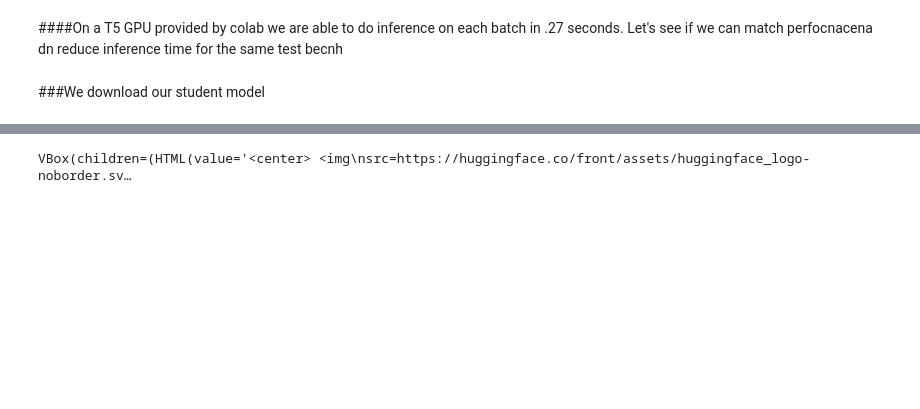
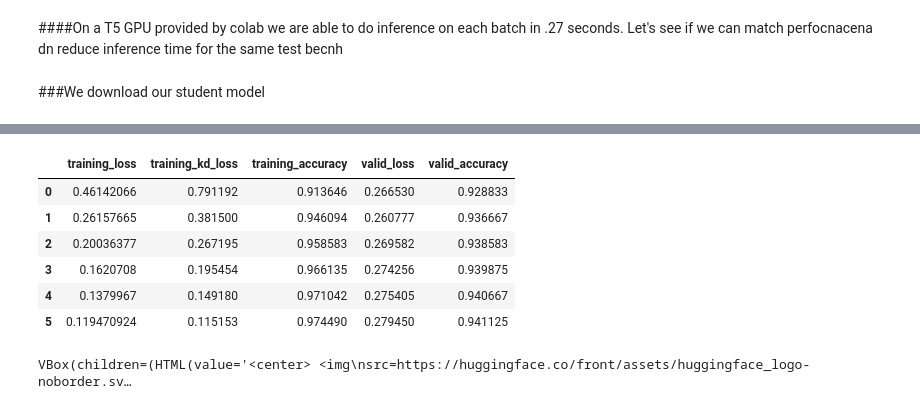
Before and after one commit to odunola499/food_rails, a Jupyter notebook: workspace/orkspace/Knowledge_Distillation_Medium.ipynb, the cells around one changed output, grey strips where cells are left out. Cells and saved outputs as stored; diff of their text form; code cells hidden in the pictures; blank space fills up the shorter version.

```diff
--- a/workspace/orkspace/Knowledge_Distillation_Medium.ipynb
+++ b/workspace/orkspace/Knowledge_Distillation_Medium.ipynb
@@ -133,7 +124,7 @@ time_taken = 0.0
 count = 0
 for batch in tqdm(test_loader):
   start_time = perf_counter()
-  score = accuracy_score(batch, teacher_model)
+  score = accuracy_score(batch, student_model)
   end_time = perf_counter()
   accuracy += score
   time_taken += end_time - start_time
@@ -152,5 +143,3 @@ time taken per batch is 0.240102
 ####On a T5 GPU provided by colab we are able to do inference on each batch in .27 seconds. Let's see if we can match perfocnacena dn reduce inference time for the same test becnh
 # %% [markdown]
 ###We download our student model
-# %%
-student_model = AutoModelForSequenceClassification.from_pretrained(student_model_ckpt, num_labels = 20).to(device)
@@ -159,0 +146,3 @@ You should probably TRAIN this model on a down-stream task to be able to use it
+# %%
+for batch in test_loader:
+  output = student_model(batch[0].to(device), batch[1].to(device))
@@ -160,8 +163,8 @@ You should probably TRAIN this model on a down-stream task to be able to use it
 # %%
-epochs = 3
+epochs = 5
 learning_rate = 2e-5
 entropy_loss = nn.CrossEntropyLoss()
-temperature = 2.0
+temperature = 1.0
 alpha = 0.5
 criterion = nn.KLDivLoss(reduction = 'batchmean')
 optimizer = optim.Adam(student_model.parameters(), lr = learning_rate)
@@ -167,0 +284,18 @@ optimizer = optim.Adam(student_model.parameters(), lr = learning_rate)
+# %%
+metrics = pd.DataFrame({
+    'training_loss': training_loss_list,
+    'training_kd_loss': training_kd_loss_list,
+    'training_accuracy': training_accuracy_list,
+    'valid_loss': valid_loss_list,
+    'valid_accuracy': valid_accuracy_list
+})
+
+metrics.head(10)
+# %% [output]
+|  | training_loss | training_kd_loss | training_accuracy | valid_loss | valid_accuracy |
+| 0 | 0.46142066 | 0.791192 | 0.913646 | 0.266530 | 0.928833 |
+| 1 | 0.26157665 | 0.381500 | 0.946094 | 0.260777 | 0.936667 |
+| 2 | 0.20036377 | 0.267195 | 0.958583 | 0.269582 | 0.938583 |
+| 3 | 0.1620708 | 0.195454 | 0.966135 | 0.274256 | 0.939875 |
+| 4 | 0.1379967 | 0.149180 | 0.971042 | 0.275405 | 0.940667 |
+| 5 | 0.119470924 | 0.115153 | 0.974490 | 0.279450 | 0.941125 |
```
Also changed, not shown: parts of 29 cells of this notebook.
